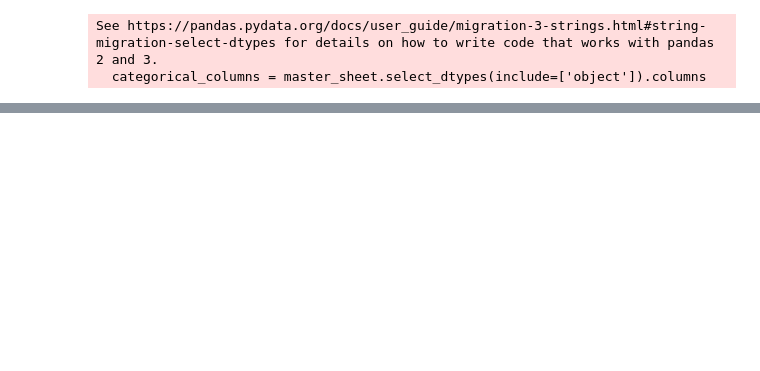
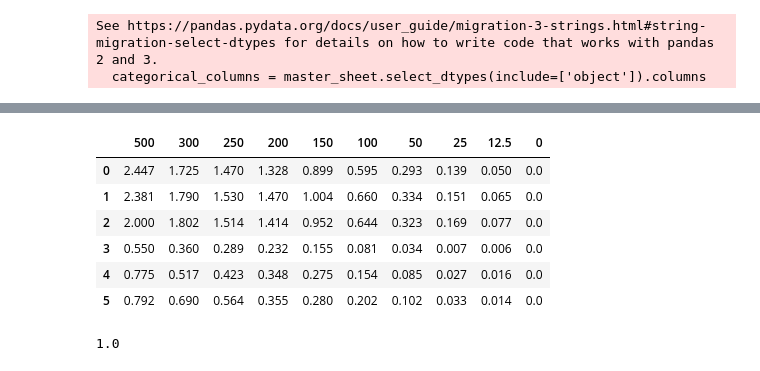
Before and after one commit to carloshurtadop9/PAM-ML-Project, a Jupyter notebook: PAM ML Notebook.ipynb, the cells around one changed output, grey strips where cells are left out. Saved outputs shown, nothing was run; the diff lists cells and outputs as text; code cells hidden in the pictures; blank space fills up the shorter version.

```diff
--- a/PAM ML Notebook.ipynb
+++ b/PAM ML Notebook.ipynb
@@ -306,3 +291,3 @@ final_df.drop(columns=['Friction Reducer_15,812', 'Friction Reducer_nan', 'Form_
 # %%
-fr_train = final_df['Friction Reducer_C'] == 1
-fr_test = final_df.loc[(final_df['Friction Reducer_A'] == 1) | (final_df['Friction Reducer_B'] == 1)]
+fr_test = final_df['Friction Reducer_C'] == 1
+fr_train= (final_df[(final_df['Friction Reducer_A'] == 1) | (final_df['Friction Reducer_B'] == 1)])
@@ -316,0 +315,12 @@ final_df.loc[fr_train]
+# %%
+target_columns = fr_train[['500', '300', '250', '200', '150', '100', '50', '25', '12.5', '0']]
+# %%
+target_columns.head(7)
+# %% [output]
+|  | 500 | 300 | 250 | 200 | 150 | 100 | 50 | 25 | 12.5 | 0 |
+| 0 | 2.447 | 1.725 | 1.470 | 1.328 | 0.899 | 0.595 | 0.293 | 0.139 | 0.050 | 0.0 |
+| 1 | 2.381 | 1.790 | 1.530 | 1.470 | 1.004 | 0.660 | 0.334 | 0.151 | 0.065 | 0.0 |
+| 2 | 2.000 | 1.802 | 1.514 | 1.414 | 0.952 | 0.644 | 0.323 | 0.169 | 0.077 | 0.0 |
+| 3 | 0.550 | 0.360 | 0.289 | 0.232 | 0.155 | 0.081 | 0.034 | 0.007 | 0.006 | 0.0 |
+| 4 | 0.775 | 0.517 | 0.423 | 0.348 | 0.275 | 0.154 | 0.085 | 0.027 | 0.016 | 0.0 |
+| 5 | 0.792 | 0.690 | 0.564 | 0.355 | 0.280 | 0.202 | 0.102 | 0.033 | 0.014 | 0.0 |
@@ -316,0 +335,5 @@ final_df.loc[fr_train]
+# %%
+reg = model.fit(X_train, Y_train)
+reg.score(X_train, Y_train)
+# %% [output]
+1.0
```
Also changed, not shown: parts of 20 cells of this notebook.
